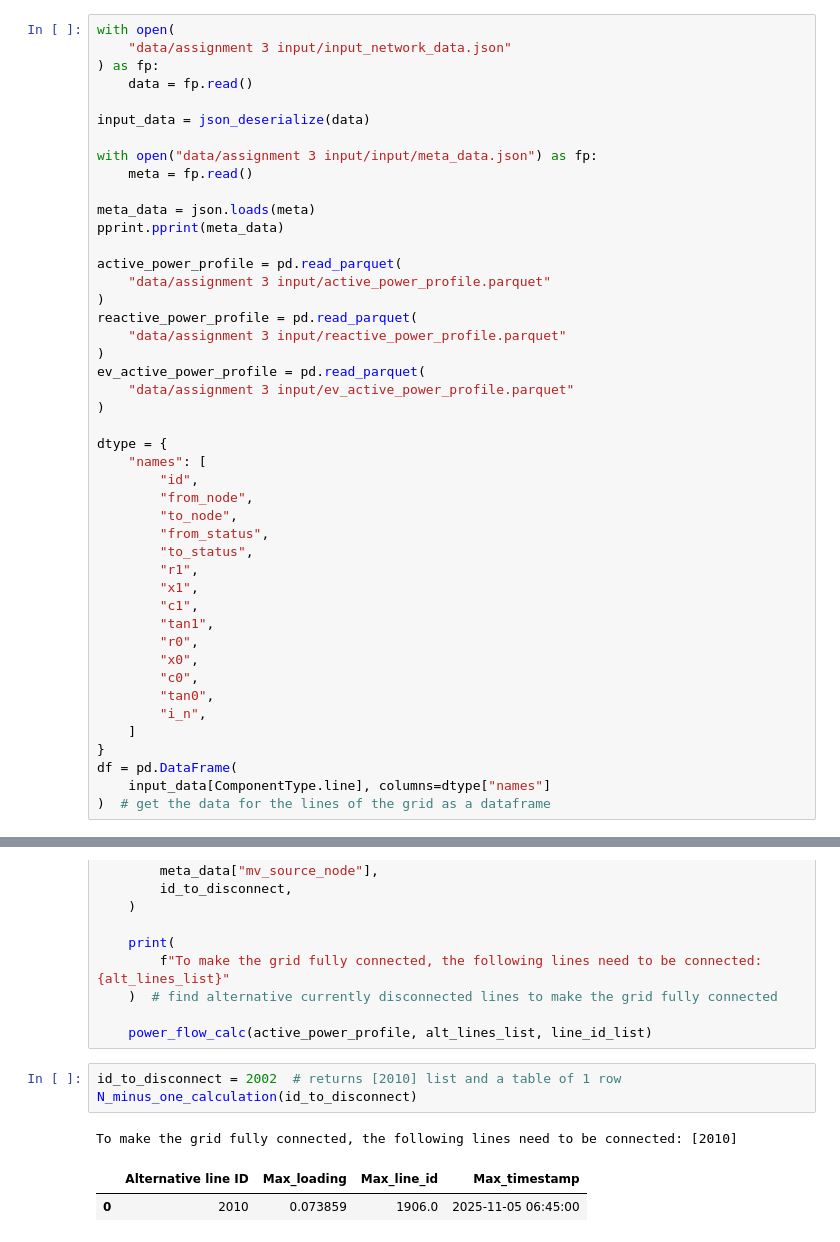
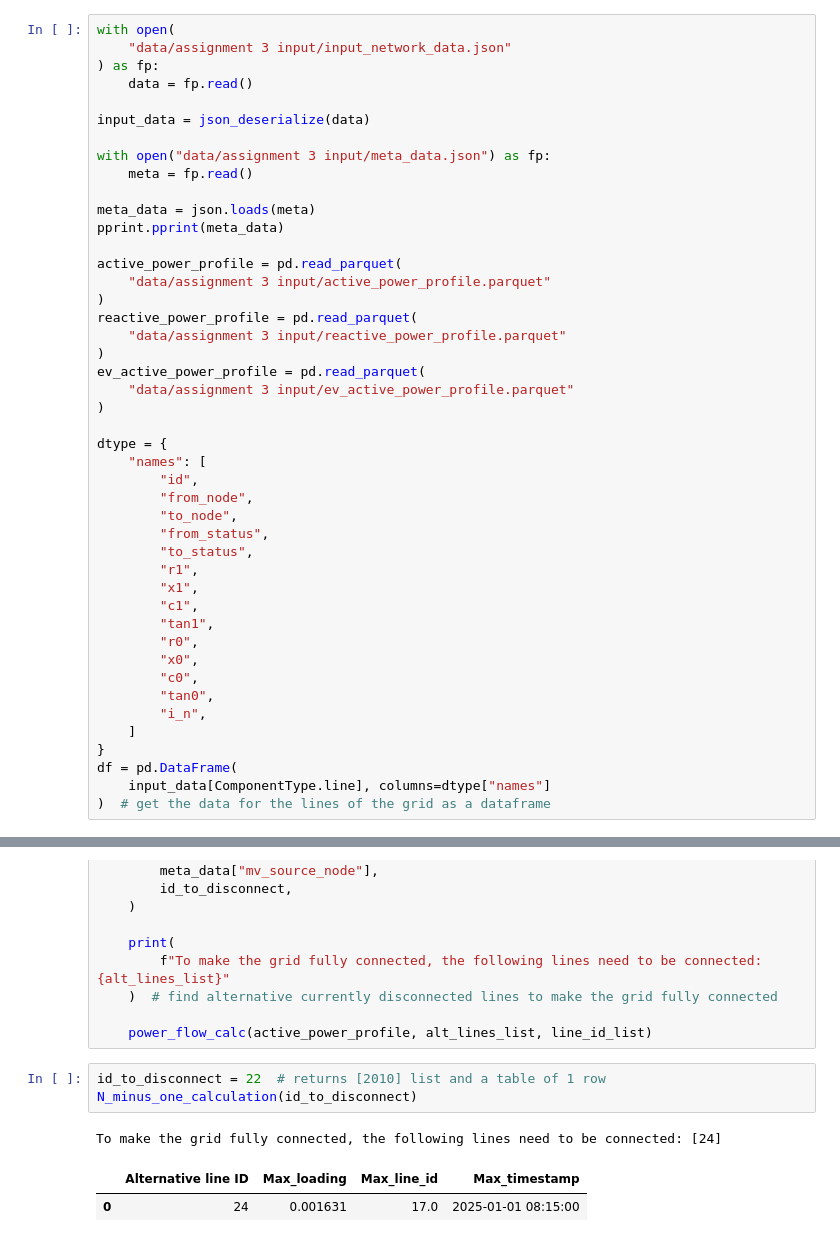
Before and after one commit to tue-ees-5xwg0/power-system-simulation-Power_Factor, a Jupyter notebook: example/final_presentation.ipynb, the cells around one changed output, grey strips where cells are left out. Saved outputs shown, nothing was run; the diff lists cells and outputs as text.

```diff
--- a/example/final_presentation.ipynb
+++ b/example/final_presentation.ipynb
@@ -595,7 +597,7 @@ with open(
 
 input_data = json_deserialize(data)
 
-with open("data/assignment 3 input/input/meta_data.json") as fp:
+with open("data/assignment 3 input/meta_data.json") as fp:
     meta = fp.read()
 
 meta_data = json.loads(meta)
@@ -1141,9 +1147,9 @@ def N_minus_one_calculation(id_to_disconnect):
 
     power_flow_calc(active_power_profile, alt_lines_list, line_id_list)
 # %%
-id_to_disconnect = 2002  # returns [2010] list and a table of 1 row
+id_to_disconnect = 22  # returns [2010] list and a table of 1 row
 N_minus_one_calculation(id_to_disconnect)
 # %% [output]
-To make the grid fully connected, the following lines need to be connected: [2010]
+To make the grid fully connected, the following lines need to be connected: [24]
 |  | Alternative line ID | Max_loading | Max_line_id | Max_timestamp |
-| 0 | 2010 | 0.073859 | 1906.0 | 2025-11-05 06:45:00 |
+| 0 | 24 | 0.001631 | 17.0 | 2025-01-01 08:15:00 |
```
Also changed, not shown: parts of 11 cells of this notebook.
